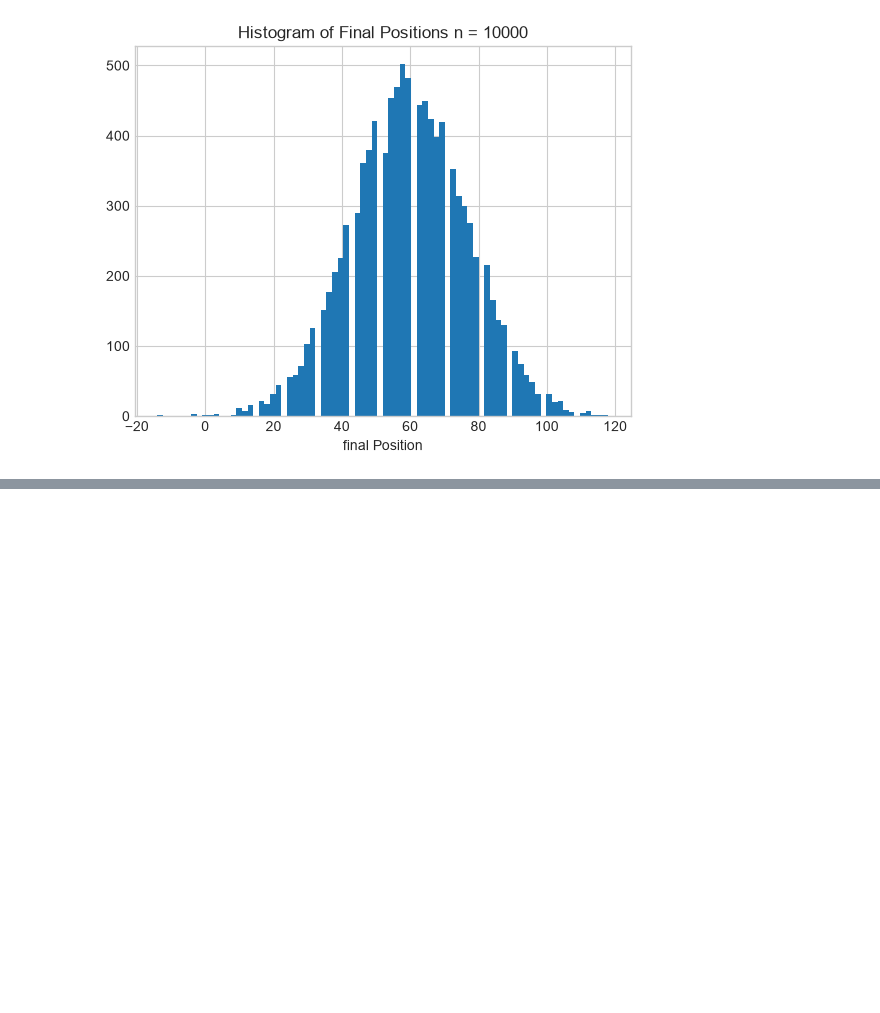
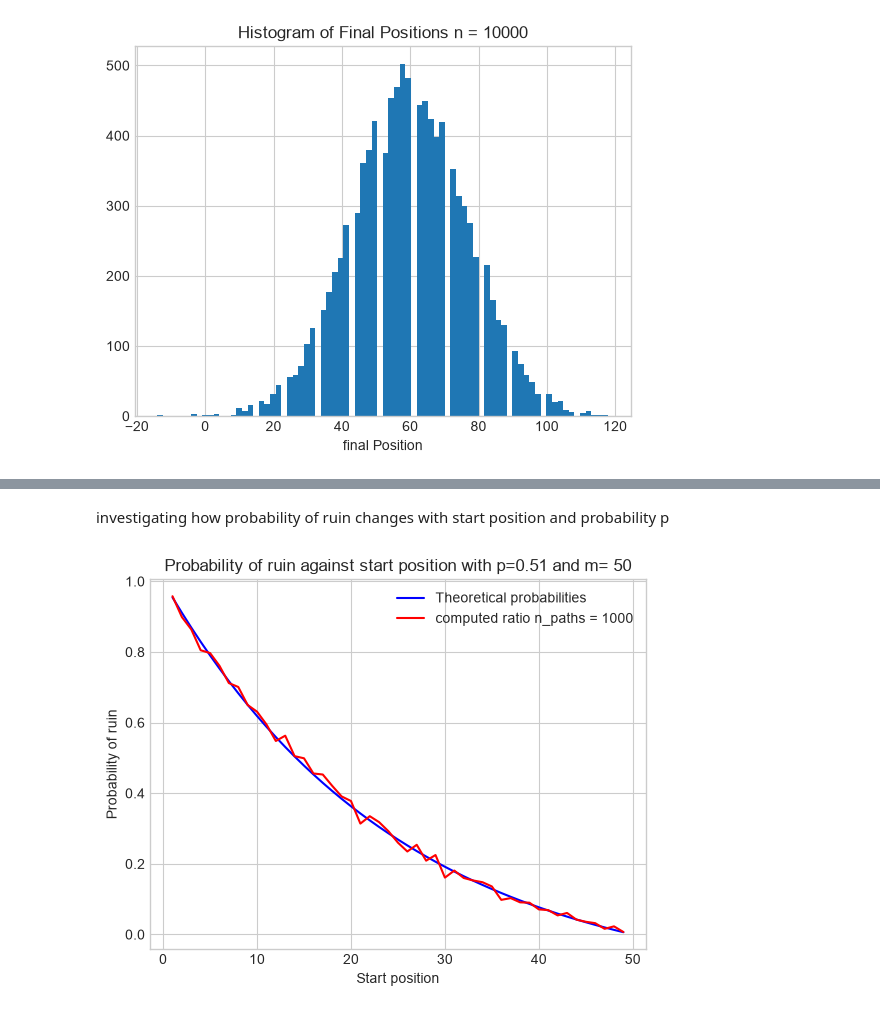
Before and after one commit to HA-Ward/Exploration-of-Stochastic-Processes-with-Computational-Implementation, a Jupyter notebook: notebooks/analysis.ipynb, the cells around one changed output, grey strips where cells are left out. Cells and saved outputs as stored; diff of their text form; code cells hidden in the pictures; blank space fills up the shorter version.

```diff
--- a/notebooks/analysis.ipynb
+++ b/notebooks/analysis.ipynb
@@ -91,0 +166,24 @@ var: 287.45558524
+# %% [markdown]
+investigating how probability of ruin changes with start position and probability p
+# %%
+n_paths = 1000
+
+m = 50
+x = np.arange(1, 50)
+ratios = []
+p = 0.51
+rho = (1-p)/p
+theoretical_prob = (rho**x - rho**m)/(1-rho**m)
+for i in x:
+    final_positions = simulate_gamblers_ruin(n_paths, i,p, m)[1]
+    ratio = np.sum(np.array(final_positions) == 0)/n_paths
+    ratios.append(ratio)
+plt.plot(x, theoretical_prob, label="Theoretical probabilities", color="blue")
+plt.plot(x, ratios, label="computed ratio n_paths = 1000", color="red")
+plt.legend()
+plt.xlabel("Start position")
+plt.ylabel("Probability of ruin")
+plt.title("Probability of ruin against start position with p=0.51 and m= 50")
+plt.show()
+# %% [output]
+[figure, added]
```
Also changed, not shown: parts of 11 cells of this notebook, 1 other file.
